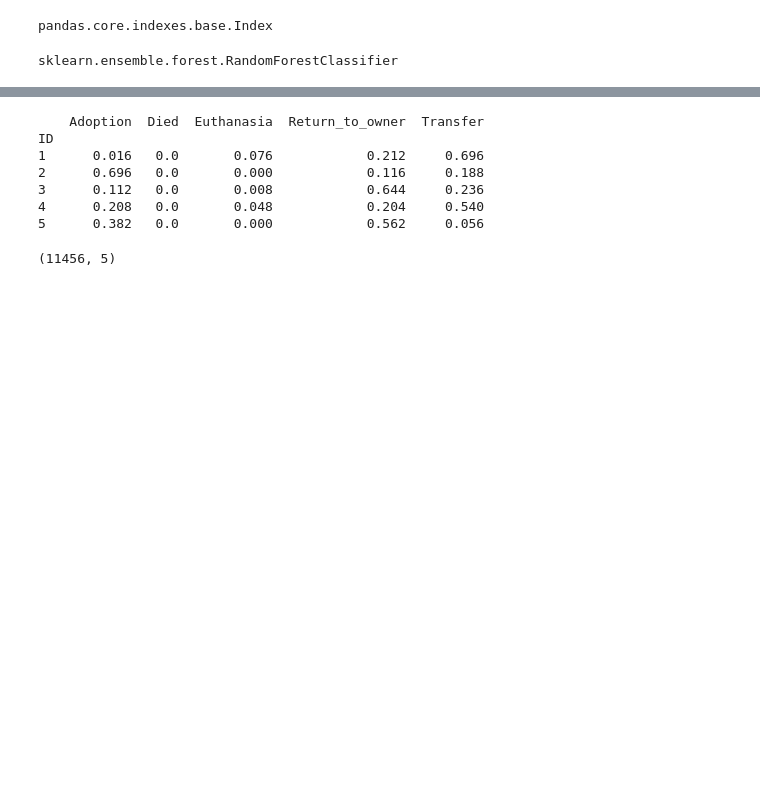
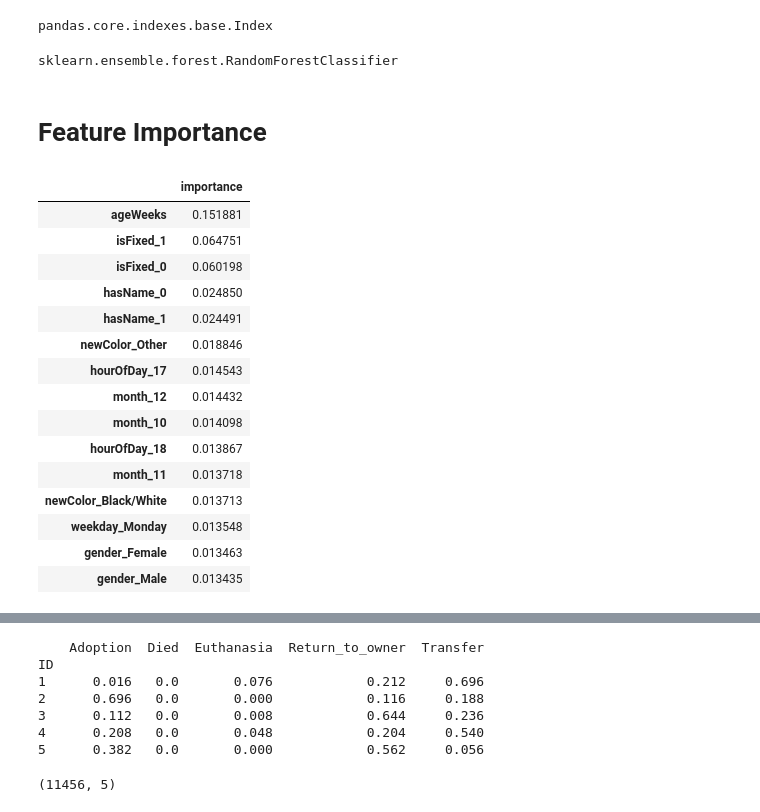
Before and after one commit to bkennedy04/AnimalOutcomes, a Jupyter notebook: develop/notebooks/2.0-bck-final-model.ipynb, the cells around one changed output, grey strips where cells are left out. Saved outputs shown, nothing was run; the diff lists cells and outputs as text; code cells hidden in the pictures; blank space fills up the shorter version.

```diff
--- a/develop/notebooks/2.0-bck-final-model.ipynb
+++ b/develop/notebooks/2.0-bck-final-model.ipynb
@@ -67,3 +75,25 @@ pandas.core.indexes.base.Index
 type(model_rf)
 # %% [output]
 sklearn.ensemble.forest.RandomForestClassifier
+# %% [markdown]
+# Feature Importance
+# %%
+feature_importances = pd.DataFrame(model_rf.feature_importances_,index = x_train.columns,columns=['importance']).sort_values('importance', ascending=False)
+feature_importances.head(15)
+# %% [output]
+|  | importance |
+| ageWeeks | 0.151881 |
+| isFixed_1 | 0.064751 |
+| isFixed_0 | 0.060198 |
+| hasName_0 | 0.024850 |
+| hasName_1 | 0.024491 |
+| newColor_Other | 0.018846 |
+| hourOfDay_17 | 0.014543 |
+| month_12 | 0.014432 |
+| month_10 | 0.014098 |
+| hourOfDay_18 | 0.013867 |
+| month_11 | 0.013718 |
+| newColor_Black/White | 0.013713 |
+| weekday_Monday | 0.013548 |
+| gender_Female | 0.013463 |
+| gender_Male | 0.013435 |
```
Also changed, not shown: parts of 8 cells of this notebook, 5 other files.
